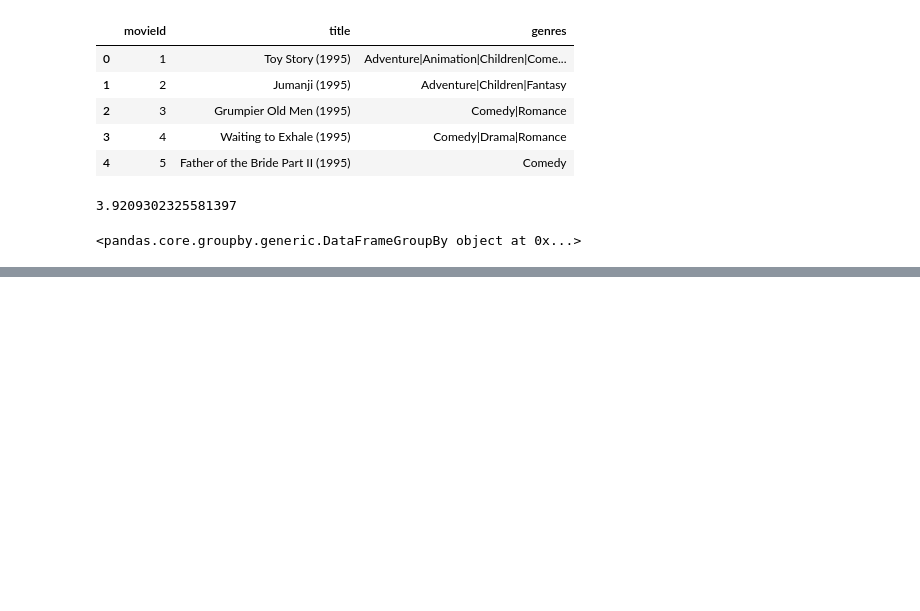
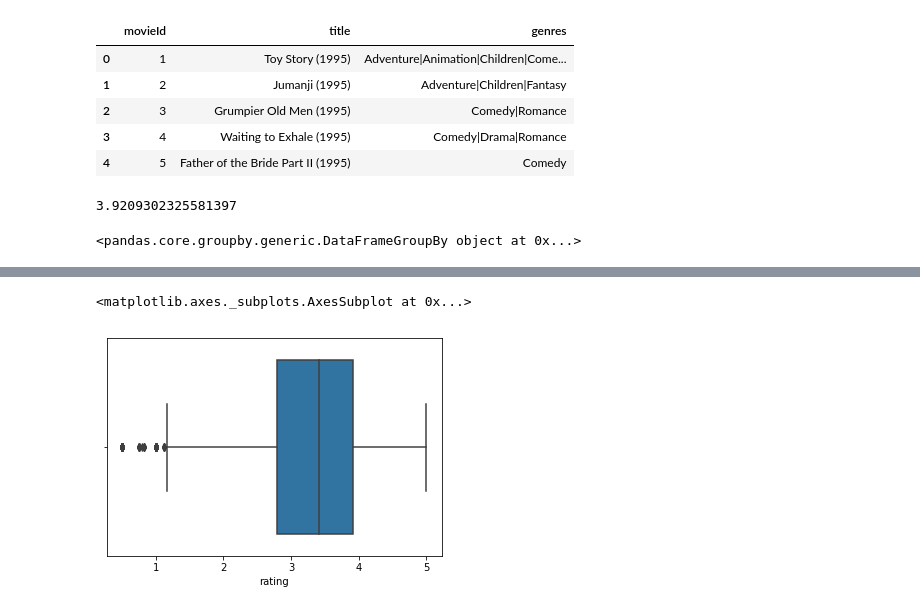
Before and after one commit to JuniorGunner/DataScience, a Jupyter notebook: DataScienceIntro.ipynb, the cells around one changed output, grey strips where cells are left out. Drawn from its saved outputs; the diff is of its cells as text; code cells hidden in the pictures; blank space fills up the shorter version.

```diff
--- a/DataScienceIntro.ipynb
+++ b/DataScienceIntro.ipynb
@@ -128,0 +127,5 @@ data.groupby("movieId").mean()
+# %%
+sns.boxplot(mean_per_movie)
+# %% [output]
+<matplotlib.axes._subplots.AxesSubplot at 0x...>
+[figure, added]
```
Also changed, not shown: parts of 8 cells of this notebook.
